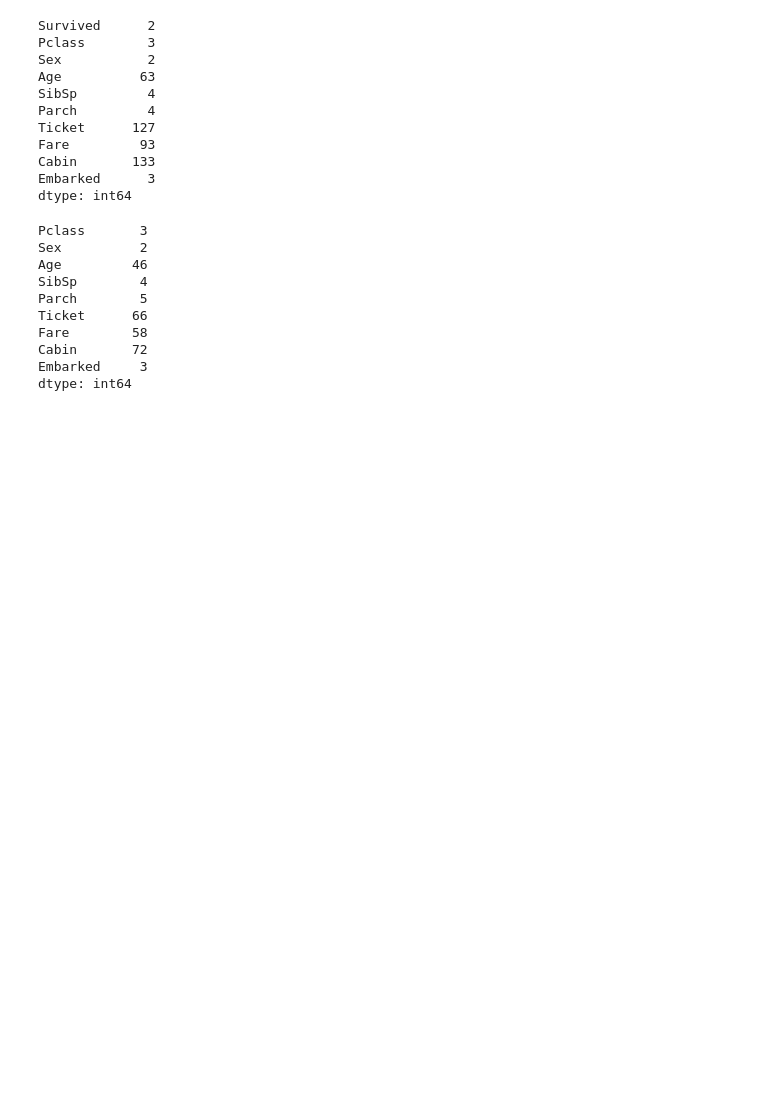
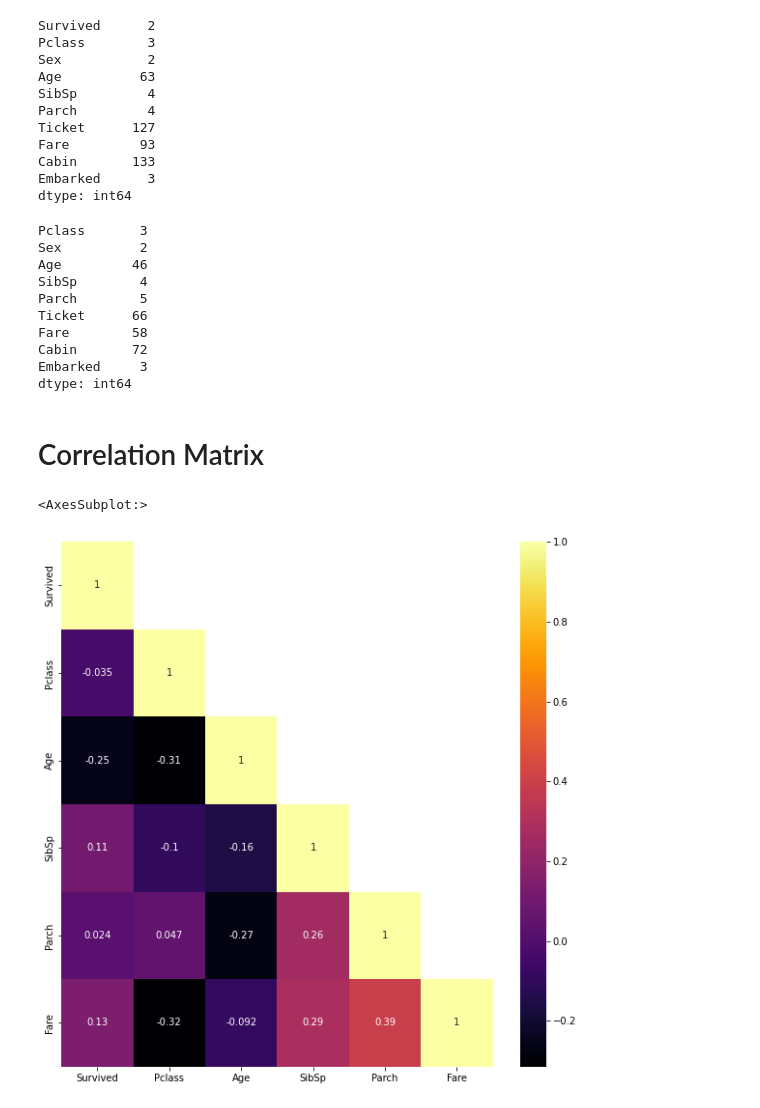
Before and after one commit to aana0308/Task0-Titanic-Exploration, a Jupyter notebook: KNN for ML Lab.ipynb, the cells around one changed output. Saved outputs shown, nothing was run; the diff lists cells and outputs as text; code cells hidden in the pictures; blank space fills up the shorter version.

```diff
--- a/KNN for ML Lab.ipynb
+++ b/KNN for ML Lab.ipynb
@@ -256,3 +256,13 @@ Fare        58
 Cabin       72
 Embarked     3
 dtype: int64
+# %% [markdown]
+# Correlation Matrix
+# %%
+#plotting heat map for checking correlation between variables
+plt.figure(figsize=(10,10))
+sns.heatmap(train.corr(),annot=True,cmap='inferno',mask=np.triu(train.corr()
+,k=1))
+# %% [output]
+<AxesSubplot:>
+[figure, added]
```
Also changed, not shown: parts of 28 cells of this notebook.
